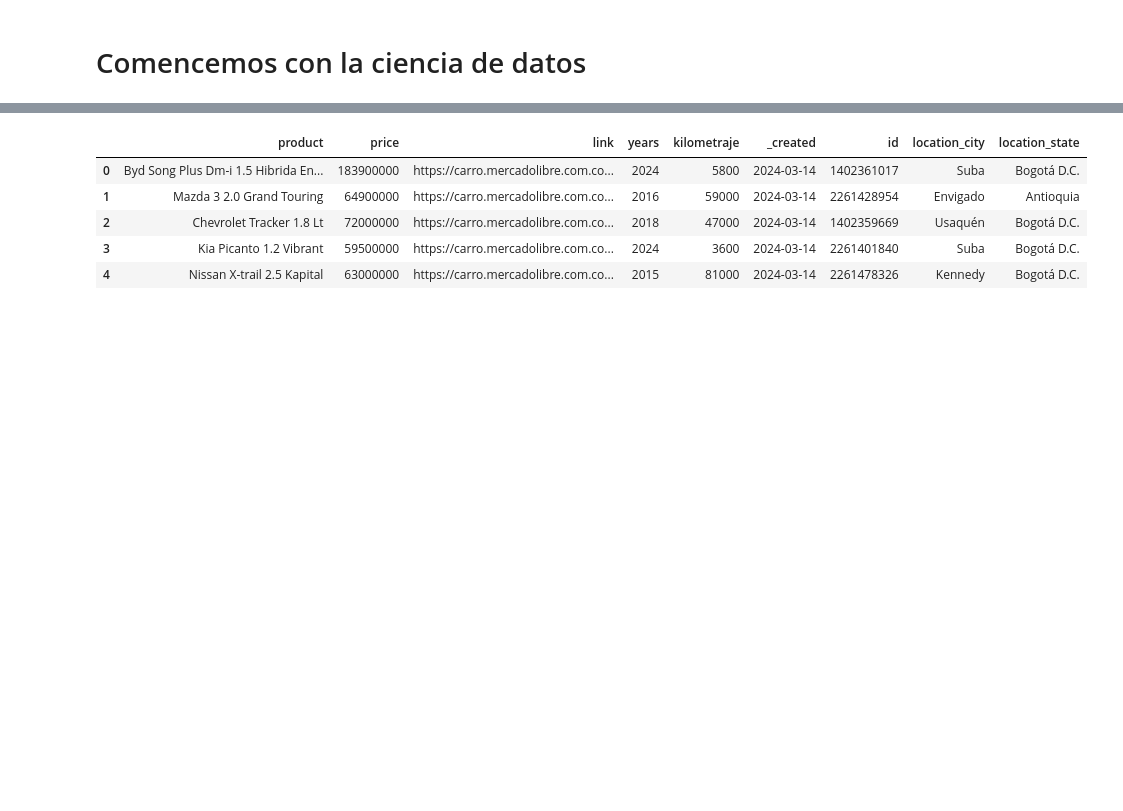
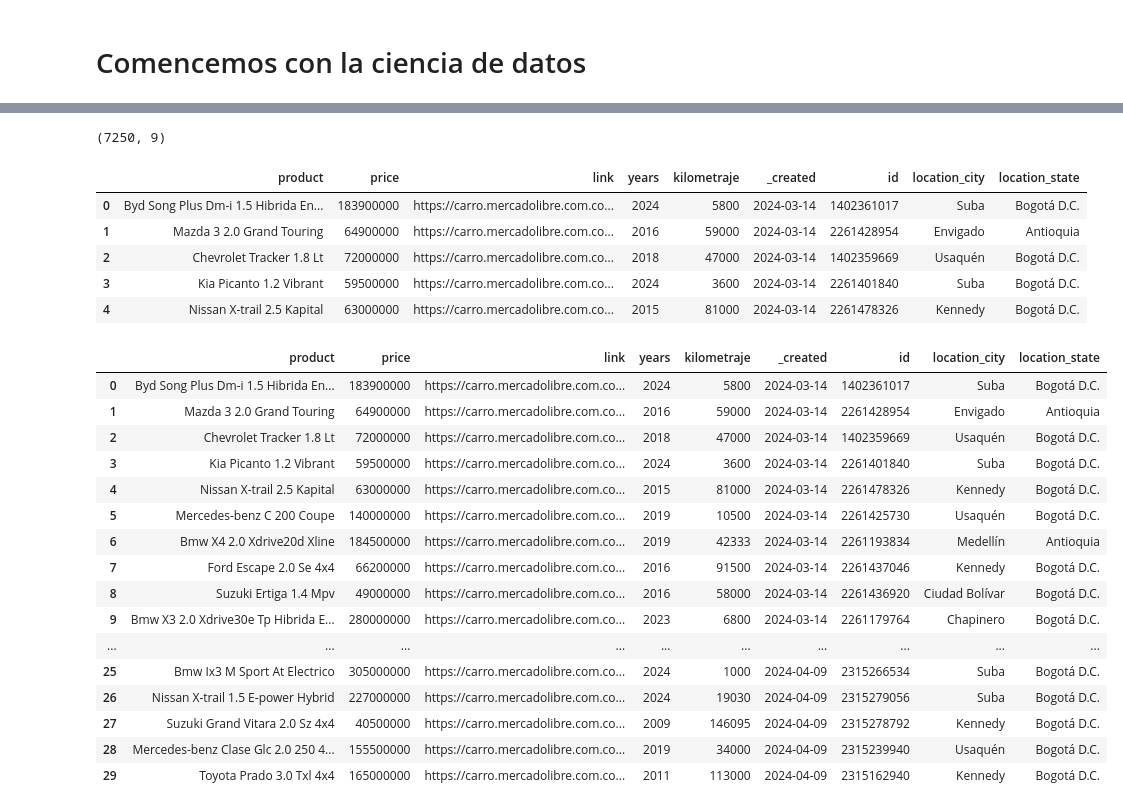
Before and after one commit to Wilmar3752/python_basic_ds_course, a Jupyter notebook: notebooks/2.eda.ipynb, the cells around one changed output, grey strips where cells are left out. Saved outputs shown, nothing was run; the diff lists cells and outputs as text; code cells hidden in the pictures; blank space fills up the shorter version.

```diff
--- a/notebooks/2.eda.ipynb
+++ b/notebooks/2.eda.ipynb
@@ -8,11 +11,32 @@ import numpy as np
 # %%
 data = pd.read_excel('../data/bronze/car_raw.xlsx')
-data.shape
+print(data.shape)
 data.head()
 # %% [output]
+(7250, 9)
 |  | product | price | link | years | kilometraje | _created | id | location_city | location_state |
 | 0 | Byd Song Plus Dm-i 1.5 Hibrida En... | 183900000 | https://carro.mercadolibre.com.co... | 2024 | 5800 | 2024-03-14 | 1402361017 | Suba | Bogotá D.C. |
 | 1 | Mazda 3 2.0 Grand Touring | 64900000 | https://carro.mercadolibre.com.co... | 2016 | 59000 | 2024-03-14 | 2261428954 | Envigado | Antioquia |
 | 2 | Chevrolet Tracker 1.8 Lt | 72000000 | https://carro.mercadolibre.com.co... | 2018 | 47000 | 2024-03-14 | 1402359669 | Usaquén | Bogotá D.C. |
 | 3 | Kia Picanto 1.2 Vibrant | 59500000 | https://carro.mercadolibre.com.co... | 2024 | 3600 | 2024-03-14 | 2261401840 | Suba | Bogotá D.C. |
 | 4 | Nissan X-trail 2.5 Kapital | 63000000 | https://carro.mercadolibre.com.co... | 2015 | 81000 | 2024-03-14 | 2261478326 | Kennedy | Bogotá D.C. |
+# %%
+data.head(30)
+# %% [output]
+|  | product | price | link | years | kilometraje | _created | id | location_city | location_state |
+| 0 | Byd Song Plus Dm-i 1.5 Hibrida En... | 183900000 | https://carro.mercadolibre.com.co... | 2024 | 5800 | 2024-03-14 | 1402361017 | Suba | Bogotá D.C. |
+| 1 | Mazda 3 2.0 Grand Touring | 64900000 | https://carro.mercadolibre.com.co... | 2016 | 59000 | 2024-03-14 | 2261428954 | Envigado | Antioquia |
+| 2 | Chevrolet Tracker 1.8 Lt | 72000000 | https://carro.mercadolibre.com.co... | 2018 | 47000 | 2024-03-14 | 1402359669 | Usaquén | Bogotá D.C. |
+| 3 | Kia Picanto 1.2 Vibrant | 59500000 | https://carro.mercadolibre.com.co... | 2024 | 3600 | 2024-03-14 | 2261401840 | Suba | Bogotá D.C. |
+| 4 | Nissan X-trail 2.5 Kapital | 63000000 | https://carro.mercadolibre.com.co... | 2015 | 81000 | 2024-03-14 | 2261478326 | Kennedy | Bogotá D.C. |
+| 5 | Mercedes-benz C 200 Coupe | 140000000 | https://carro.mercadolibre.com.co... | 2019 | 10500 | 2024-03-14 | 2261425730 | Usaquén | Bogotá D.C. |
+| 6 | Bmw X4 2.0 Xdrive20d Xline | 184500000 | https://carro.mercadolibre.com.co... | 2019 | 42333 | 2024-03-14 | 2261193834 | Medellín | Antioquia |
+| 7 | Ford Escape 2.0 Se 4x4 | 66200000 | https://carro.mercadolibre.com.co... | 2016 | 91500 | 2024-03-14 | 2261437046 | Kennedy | Bogotá D.C. |
+| 8 | Suzuki Ertiga 1.4 Mpv | 49000000 | https://carro.mercadolibre.com.co... | 2016 | 58000 | 2024-03-14 | 2261436920 | Ciudad Bolívar | Bogotá D.C. |
+| 9 | Bmw X3 2.0 Xdrive30e Tp Hibrida E... | 280000000 | https://carro.mercadolibre.com.co... | 2023 | 6800 | 2024-03-14 | 2261179764 | Chapinero | Bogotá D.C. |
+| ... | ... | ... | ... | ... | ... | ... | ... | ... | ... |
+| 25 | Bmw Ix3 M Sport At Electrico | 305000000 | https://carro.mercadolibre.com.co... | 2024 | 1000 | 2024-04-09 | 2315266534 | Suba | Bogotá D.C. |
+| 26 | Nissan X-trail 1.5 E-power Hybrid | 227000000 | https://carro.mercadolibre.com.co... | 2024 | 19030 | 2024-04-09 | 2315279056 | Suba | Bogotá D.C. |
+| 27 | Suzuki Grand Vitara 2.0 Sz 4x4 | 40500000 | https://carro.mercadolibre.com.co... | 2009 | 146095 | 2024-04-09 | 2315278792 | Kennedy | Bogotá D.C. |
+| 28 | Mercedes-benz Clase Glc 2.0 250 4... | 155500000 | https://carro.mercadolibre.com.co... | 2019 | 34000 | 2024-04-09 | 2315239940 | Usaquén | Bogotá D.C. |
+| 29 | Toyota Prado 3.0 Txl 4x4 | 165000000 | https://carro.mercadolibre.com.co... | 2011 | 113000 | 2024-04-09 | 2315162940 | Kennedy | Bogotá D.C. |
```
Also changed, not shown: parts of 13 cells of this notebook, 6 other files.
